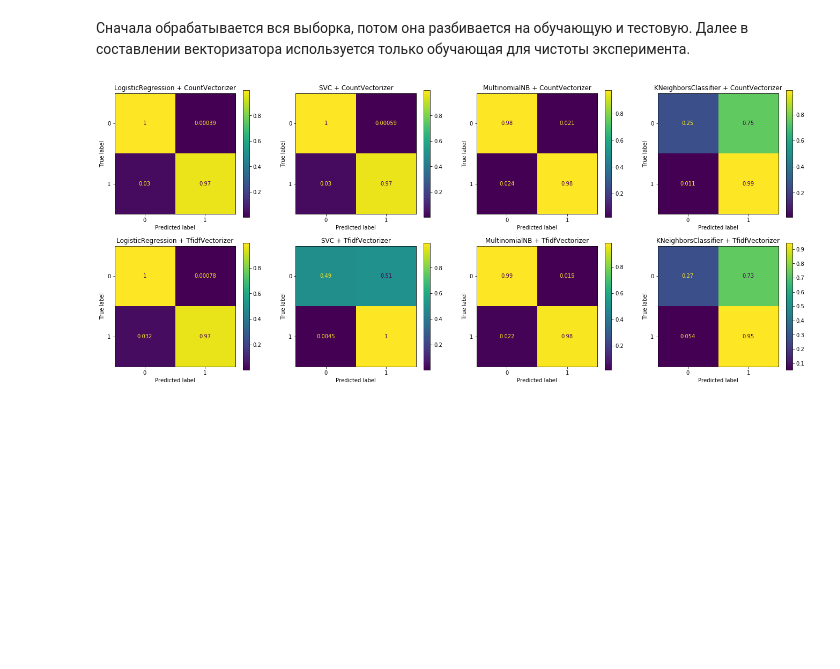
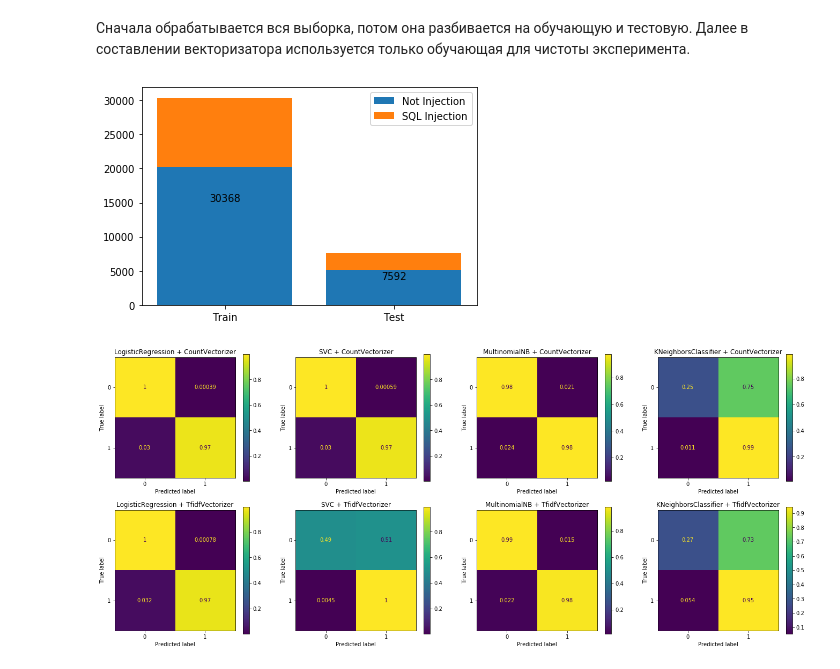
Before and after one commit to AlexanderFromEarth/SQL-Injection-Detector, a Jupyter notebook: experiments.ipynb, the cells around one changed output. Drawn from its saved outputs; the diff is of its cells as text; code cells hidden in the pictures; blank space fills up the shorter version.

Commit message:
added train test split visualization

```diff
--- a/experiments.ipynb
+++ b/experiments.ipynb
@@ -23,9 +23,9 @@ df
 Набор содержит примерно 25000 экземпляров нормальных параметров запроса и примерно в 2 раза меньше экземпляров инъекций.
 # %%
 import matplotlib.pyplot as plt
-xs, ys = ['Not injection', 'SQL Injection', 'All',], [len(df[df[1] == 0][1]), len(df[df[1] == 1][1]), len(df[df[1] == 0][1]),]
+xs, ys = ['Not Injection', 'SQL Injection', 'All',], [len(df[df[1] == 0][1]), len(df[df[1] == 1][1]), len(df[df[1] == 0][1]),]
 plt.bar(xs, ys, color=['tab:blue', 'tab:orange', 'tab:blue',])
-plt.bar(['Not injection', 'SQL Injection', 'All',], [0, 0, len(df[df[1] == 1][1]),], bottom=ys, color=['tab:orange'])
+plt.bar(['Not Injection', 'SQL Injection', 'All',], [0, 0, len(df[df[1] == 1][1]),], bottom=ys, color=['tab:orange'])
 plt.annotate(f'{len(df[1])}', ('All', len(df[1])), xytext=('All', len(df[1]) / 2), ha='center')
 for x, y in zip(xs[:2], ys[:2]):
     plt.annotate(f'{y}', (x, y), xytext=(x, y / 2), ha='center')
@@ -131,6 +131,18 @@ prepocessers = (word_tokenize, lowerize, lemmatize, rm_stop_words, concat,)
 X = [preprocess(text) for text in df[0].values.astype('U')]
 y = df[1].values
 X_train, X_test, y_train, y_test = train_test_split(X, y, test_size=0.2, random_state=42)
+# %%
+xs, ys = ['Train', 'Test'], [len(y_train), len(y_test)]
+ys0 = [len([y for y in y_train if y == 0]), len([y for y in y_test if y == 0])]
+p1 = plt.bar(xs, ys0, color='tab:blue')
+ys1 = [len([y for y in y_train if y == 1]), len([y for y in y_test if y == 1])]
+p2 = plt.bar(xs, ys1, color='tab:orange', bottom=ys0)
+for x, y in zip(xs, ys):
+    plt.annotate(f'{y}', (x, y), xytext=(x, y / 2), ha='center')
+plt.legend((p1, p2), ('Not Injection', 'SQL Injection'))
+plt.show()
+# %% [output]
+[figure, added]
 # %%
 fig, ax = plt.subplots(nrows=len(vectorizers), ncols=len(classifiers), figsize=(5.8 * len(classifiers), 4.8 * len(vectorizers)))
 predictions = (fit_predict(classifier, vectorizer, classifier_idx, vectorizer_idx) for classifier_idx, classifier in enumerate(classifiers) for vectorizer_idx, vectorizer in enumerate(vectorizers))
```
Also changed, not shown: 2 other files.
